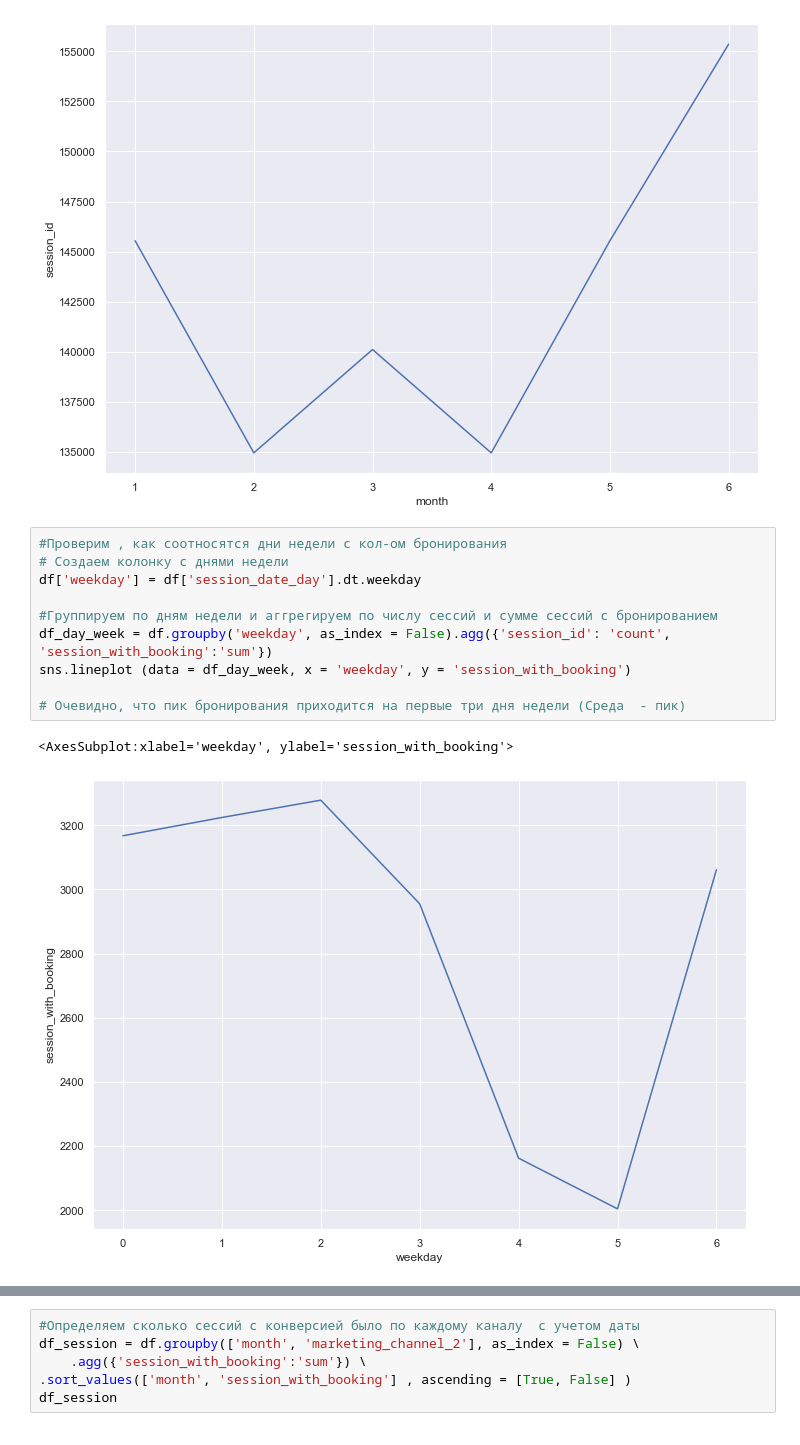
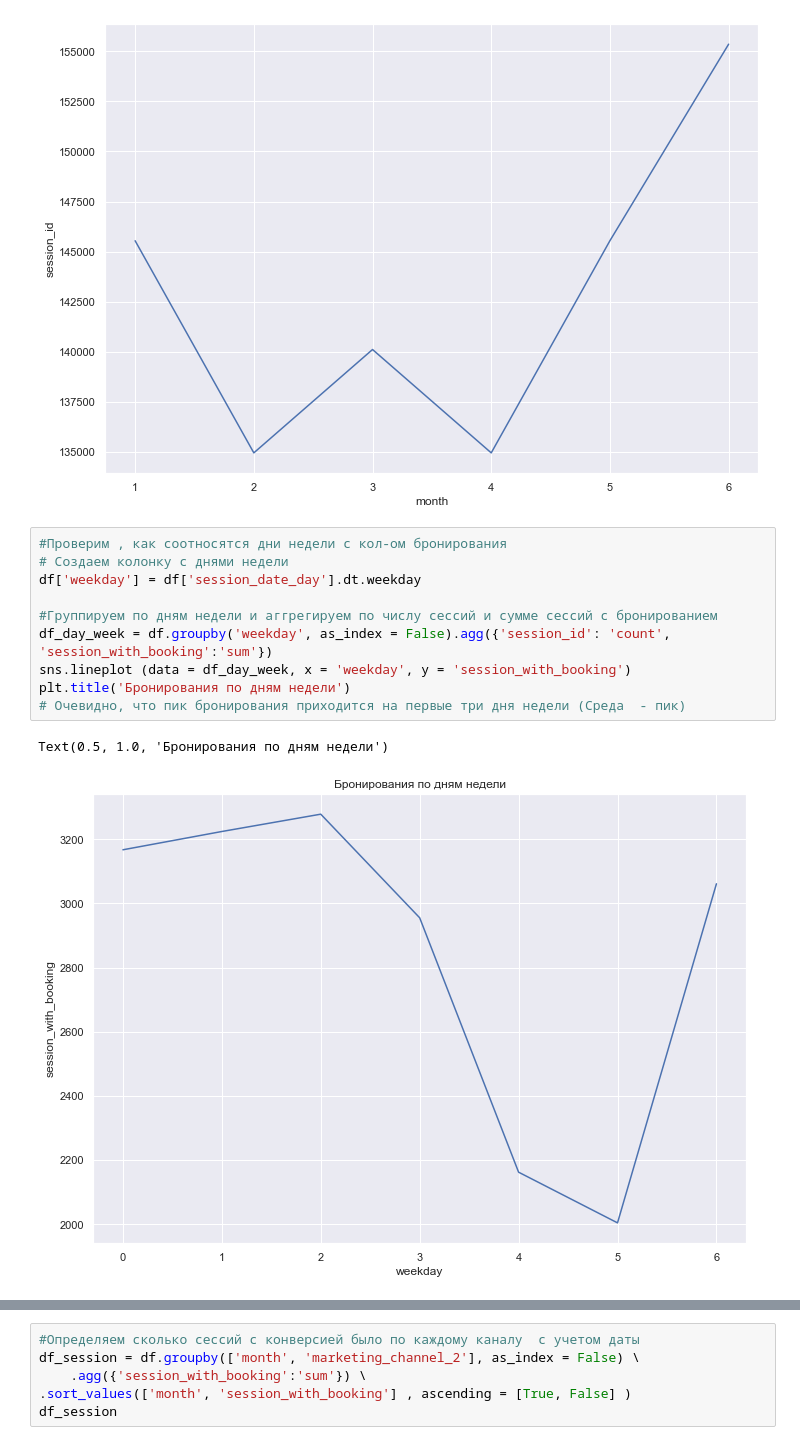
Before and after one commit to Trustisreach/test_tasks, a Jupyter notebook: ostrovok_test.ipynb, the cells around one changed output, grey strips where cells are left out. Cells and saved outputs as stored; diff of their text form.

```diff
--- a/ostrovok_test.ipynb
+++ b/ostrovok_test.ipynb
@@ -107,16 +113,16 @@ sns.lineplot (data = df_month, x = 'month', y = 'session_id')
 # %%
 #Проверим , как соотносятся дни недели с кол-ом бронирования
 # Создаем колонку с днями недели
 df['weekday'] = df['session_date_day'].dt.weekday
 
 #Группируем по дням недели и аггрегируем по числу сессий и сумме сессий с бронированием
 df_day_week = df.groupby('weekday', as_index = False).agg({'session_id': 'count', 'session_with_booking':'sum'})
 sns.lineplot (data = df_day_week, x = 'weekday', y = 'session_with_booking')
-
+plt.title('Бронирования по дням недели')
 # Очевидно, что пик бронирования приходится на первые три дня недели (Среда  - пик)
 # %% [output]
-<AxesSubplot:xlabel='weekday', ylabel='session_with_booking'>
+Text(0.5, 1.0, 'Бронирования по дням недели')
-[figure, old version]
+[figure, new version]
 # %%
 # Разбивка по  всем сессиям, в целом, также корреллирует,  первые два дня недели наиболее активные
 sns.lineplot (data = df_day_week, x = 'weekday', y = 'session_id')
```
Also changed, not shown: parts of 14 cells of this notebook.
